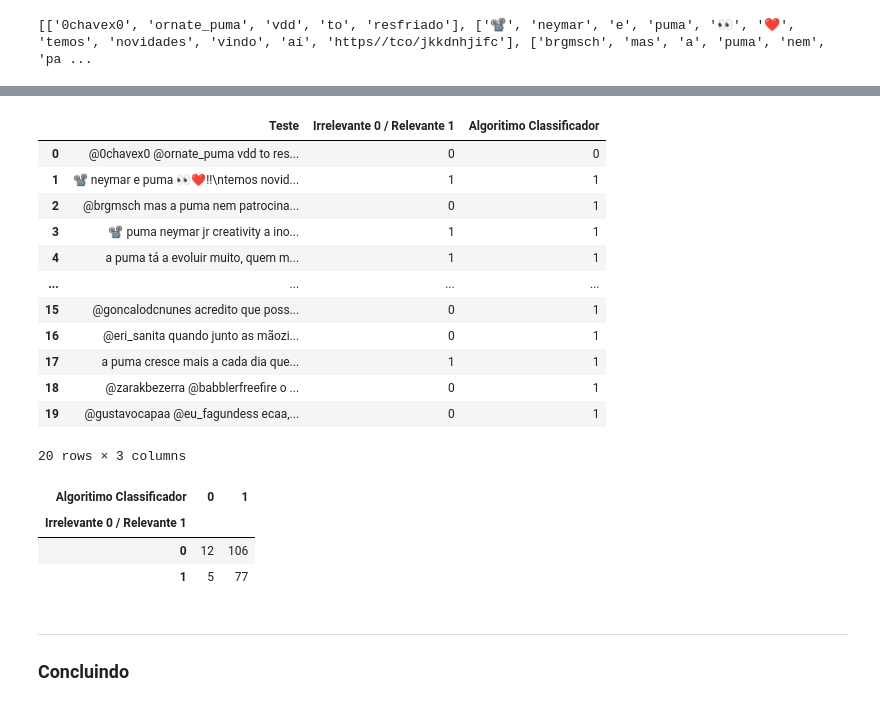
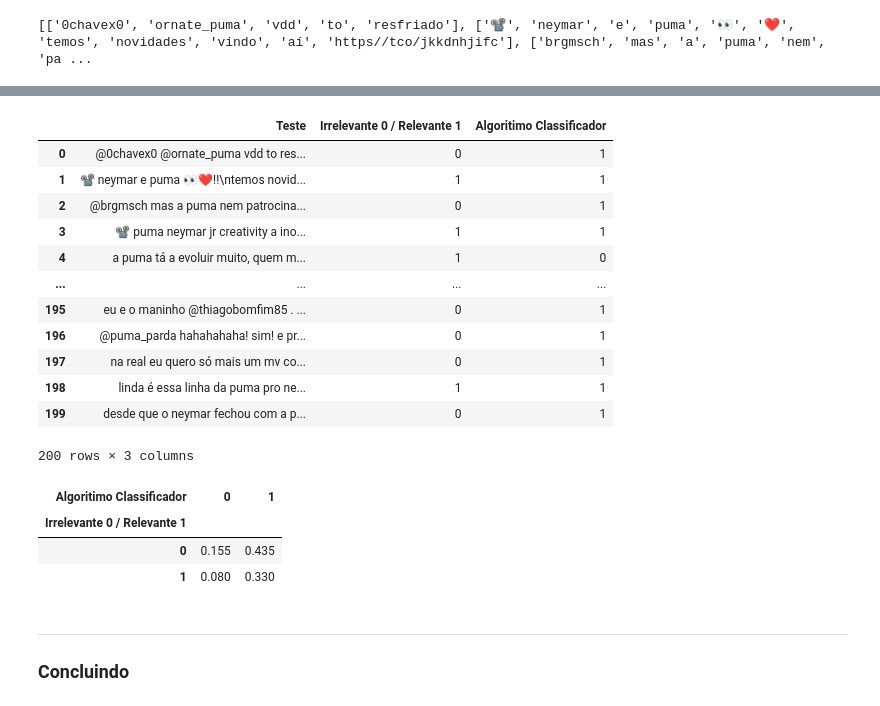
Before and after one commit to ykarodeandrade/projet1cdados, a Jupyter notebook: Projeto1_Layout_Classificador.ipynb, the cells around one changed output, grey strips where cells are left out. Saved outputs shown, nothing was run; the diff lists cells and outputs as text; code cells hidden in the pictures.

Commit message:
correção das palavras totais

```diff
--- a/Projeto1_Layout_Classificador.ipynb
+++ b/Projeto1_Layout_Classificador.ipynb
@@ -324,3 +324,6 @@ total_de_palavras = todas_palavras_relevantes + todas_palavras_irrelevantes
 len(total_de_palavras)
 # %% [output]
 4845
+# %%
+x = pd.concat([serie_relevante, serie_irrelevante])
+x
@@ -326,0 +343,3 @@ len(total_de_palavras)
+# %%
+total_p_sem_r = x.value_counts().shape[0]
+total_p_sem_r
@@ -519,8 +540,8 @@ while i < len(lista_geral_teste):
         if c not in tabela_irrelevante:
             tabela_irrelevante[i] = 0
 
-        laplace_relevante *= (tabela_relevante[i] + 1) / (len(tabela_relevante) + len(total_de_palavras))
-        laplace_irrelevante *= (tabela_irrelevante[i] + 1) / (len(tabela_irrelevante) + len(total_de_palavras))
+        laplace_relevante *= (tabela_relevante[i] + 1) / (len(tabela_relevante) + total_p_sem_r)
+        laplace_irrelevante *= (tabela_irrelevante[i] + 1) / (len(tabela_irrelevante) + total_p_sem_r)
 
 
     prob_relevante.append(Probabilidade_relevante*laplace_relevante)
@@ -545,25 +566,25 @@ planilha_teste["Algoritimo Classificador"] = lista_classificador
 planilha_teste
 # %% [output]
 |  | Teste | Irrelevante 0 / Relevante 1 | Algoritimo Classificador |
-| 0 | @0chavex0 @ornate_puma vdd to res... | 0 | 0 |
+| 0 | @0chavex0 @ornate_puma vdd to res... | 0 | 1 |
 | 1 | 📽 neymar e puma 👀❤!!\ntemos novid... | 1 | 1 |
 | 2 | @brgmsch mas a puma nem patrocina... | 0 | 1 |
 | 3 | 📽 puma neymar jr creativity a ino... | 1 | 1 |
-| 4 | a puma tá a evoluir muito, quem m... | 1 | 1 |
+| 4 | a puma tá a evoluir muito, quem m... | 1 | 0 |
 | ... | ... | ... | ... |
-| 15 | @goncalodcnunes acredito que poss... | 0 | 1 |
-| 16 | @eri_sanita quando junto as mãozi... | 0 | 1 |
-| 17 | a puma cresce mais a cada dia que... | 1 | 1 |
-| 18 | @zarakbezerra @babblerfreefire o ... | 0 | 1 |
-| 19 | @gustavocapaa @eu_fagundess ecaa,... | 0 | 1 |
+| 195 | eu e o maninho @thiagobomfim85 . ... | 0 | 1 |
+| 196 | @puma_parda hahahahaha! sim! e pr... | 0 | 1 |
+| 197 | na real eu quero só mais um mv co... | 0 | 1 |
+| 198 | linda é essa linha da puma pro ne... | 1 | 1 |
+| 199 | desde que o neymar fechou com a p... | 0 | 1 |
-20 rows × 3 columns
+200 rows × 3 columns
 # %%
-pd.crosstab(planilha_teste['Irrelevante 0 / Relevante 1'], planilha_teste['Algoritimo Classificador'])
+pd.crosstab(planilha_teste['Irrelevante 0 / Relevante 1'], planilha_teste['Algoritimo Classificador'], normalize=True)
 # %% [output]
 | Algoritimo Classificador | 0 | 1 |
 | Irrelevante 0 / Relevante 1 |  |  |
-| 0 | 12 | 106 |
-| 1 | 5 | 77 |
+| 0 | 0.155 | 0.435 |
+| 1 | 0.080 | 0.330 |
 # %%
 # prob_relevante = []
 # prob_irrelevante = []
```
Also changed, not shown: parts of 4 cells of this notebook.
